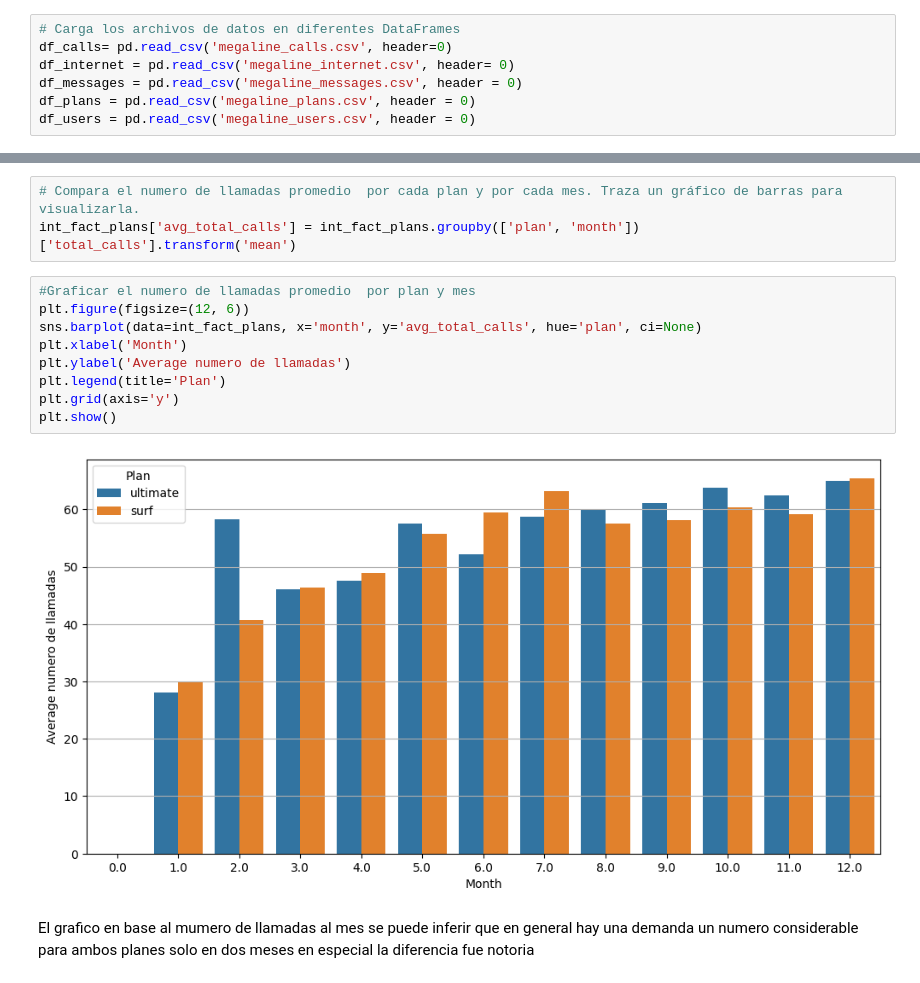
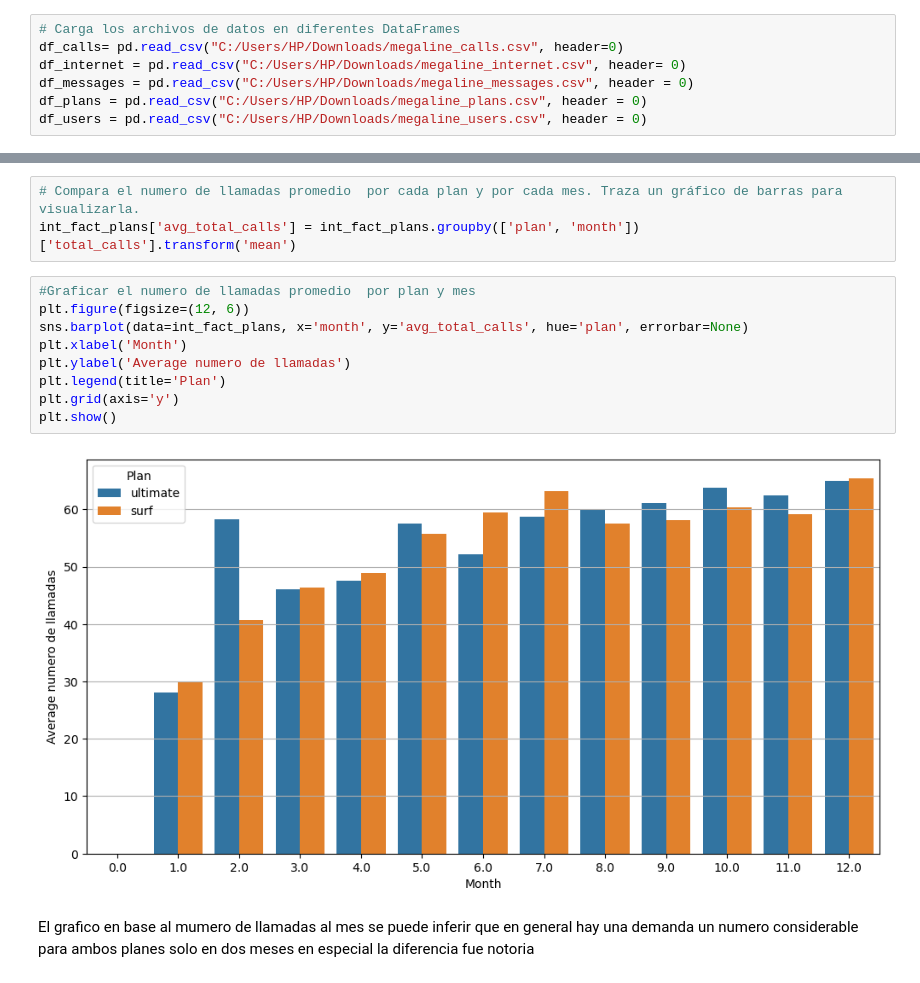
Before and after one commit to jafet-alf97/data-scientist-portfolio, a Jupyter notebook: project_5_telecommunication/telecommunications-analisys.ipynb, the cells around one changed output, grey strips where cells are left out. Saved outputs shown, nothing was run; the diff lists cells and outputs as text.

```diff
--- a/project_5_telecommunication/telecommunications-analisys.ipynb
+++ b/project_5_telecommunication/telecommunications-analisys.ipynb
@@ -54,11 +54,11 @@ from scipy import stats as st
 ## Cargar datos
 # %%
 # Carga los archivos de datos en diferentes DataFrames
-df_calls= pd.read_csv('megaline_calls.csv', header=0)
-df_internet = pd.read_csv('megaline_internet.csv', header= 0)
-df_messages = pd.read_csv('megaline_messages.csv', header = 0)
-df_plans = pd.read_csv('megaline_plans.csv', header = 0)
-df_users = pd.read_csv('megaline_users.csv', header = 0)
+df_calls= pd.read_csv("C:/Users/HP/Downloads/megaline_calls.csv", header=0)
+df_internet = pd.read_csv("C:/Users/HP/Downloads/megaline_internet.csv", header= 0)
+df_messages = pd.read_csv("C:/Users/HP/Downloads/megaline_messages.csv", header = 0)
+df_plans = pd.read_csv("C:/Users/HP/Downloads/megaline_plans.csv", header = 0)
+df_users = pd.read_csv("C:/Users/HP/Downloads/megaline_users.csv", header = 0)
 # %% [markdown]
 ## Preparar los datos
 # %% [markdown]
@@ -749,14 +752,14 @@ int_fact_plans['avg_total_calls'] = int_fact_plans.groupby(['plan', 'month'])['t
 # %%
 #Graficar el numero de llamadas promedio  por plan y mes
 plt.figure(figsize=(12, 6))
-sns.barplot(data=int_fact_plans, x='month', y='avg_total_calls', hue='plan', ci=None)
+sns.barplot(data=int_fact_plans, x='month', y='avg_total_calls', hue='plan', errorbar=None)
 plt.xlabel('Month')
 plt.ylabel('Average numero de llamadas')
 plt.legend(title='Plan')
 plt.grid(axis='y')
 plt.show()
 # %% [output]
-[figure, old version]
+[figure, new version]
 # %% [markdown]
 El grafico en base al mumero de llamadas al mes se puede inferir que en general hay una demanda un numero considerable para ambos planes solo en dos meses en especial la diferencia fue notoria
 # %%
```
Also changed, not shown: parts of 27 cells of this notebook, 11 other files.
